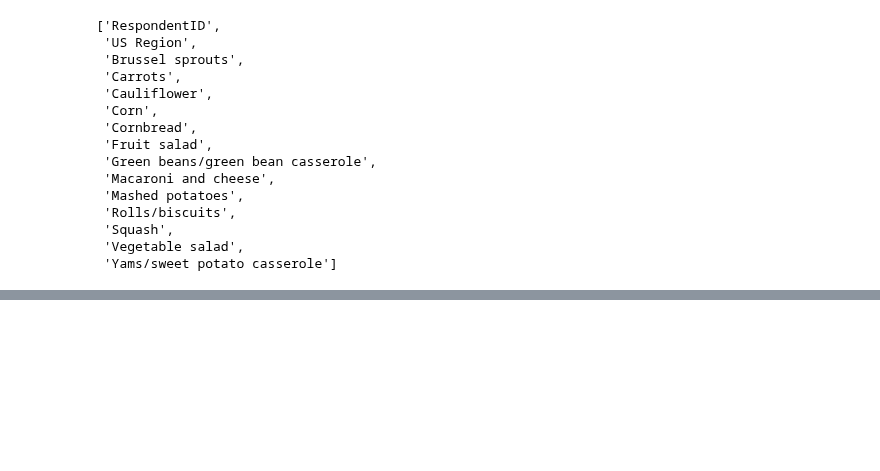
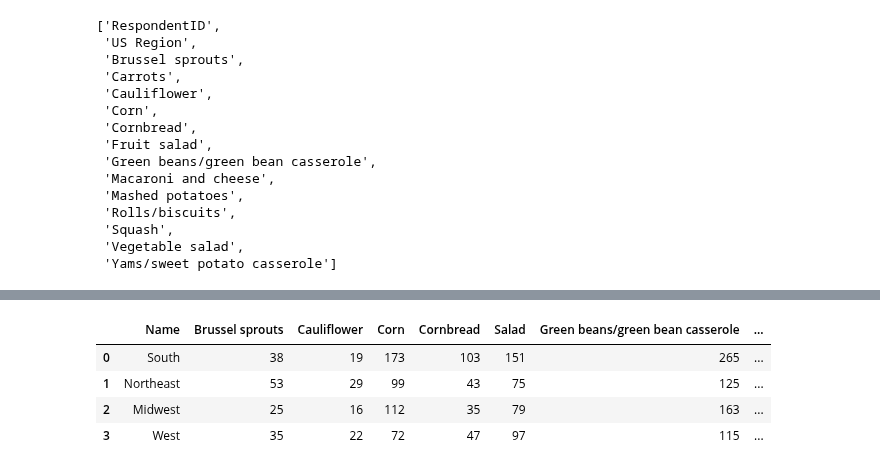
Before and after one commit to bloominstituteoftechnology/DS-Unit-1-Sprint-3-Data-Storytelling, a Jupyter notebook: module3-make-explanatory-visualizations/LS_DS_223_Make_explanatory_visualizations.ipynb, the cells around one changed output, grey strips where cells are left out. Cells and saved outputs as stored; diff of their text form; code cells hidden in the pictures; blank space fills up the shorter version.

```diff
--- a/module3-make-explanatory-visualizations/LS_DS_223_Make_explanatory_visualizations.ipynb
+++ b/module3-make-explanatory-visualizations/LS_DS_223_Make_explanatory_visualizations.ipynb
@@ -410,3 +433,11 @@ tg_mold
+# %%
+tg_map.head()
+# %% [output]
+|  | Name | Brussel sprouts | Cauliflower | Corn | Cornbread | Salad | Green beans/green bean casserole | ... |
+| 0 | South | 38 | 19 | 173 | 103 | 151 | 265 | ... |
+| 1 | Northeast | 53 | 29 | 99 | 43 | 75 | 125 | ... |
+| 2 | Midwest | 25 | 16 | 112 | 35 | 79 | 163 | ... |
+| 3 | West | 35 | 22 | 72 | 47 | 97 | 115 | ... |
 # %%
 url = 'https://fivethirtyeight.com/wp-content/uploads/2015/11/hickey-side-dish-1.png?w=1150'
 example = Image(url=url, width=400)
```
Also changed, not shown: parts of 15 cells of this notebook.
